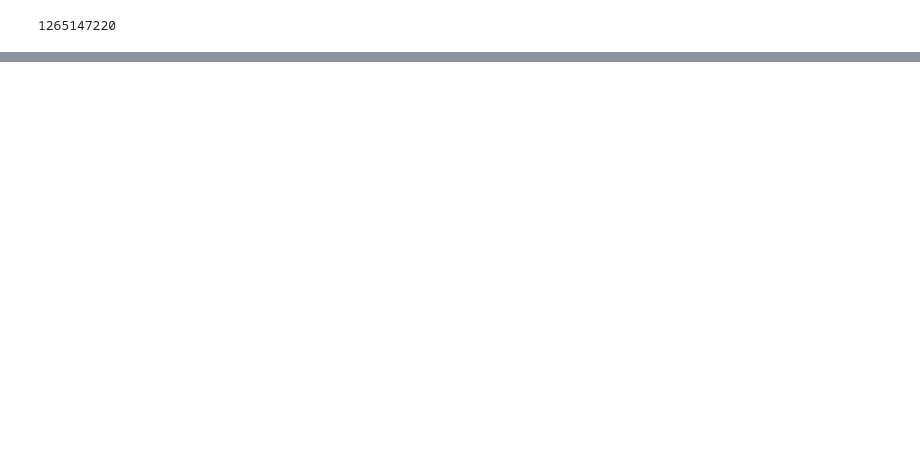
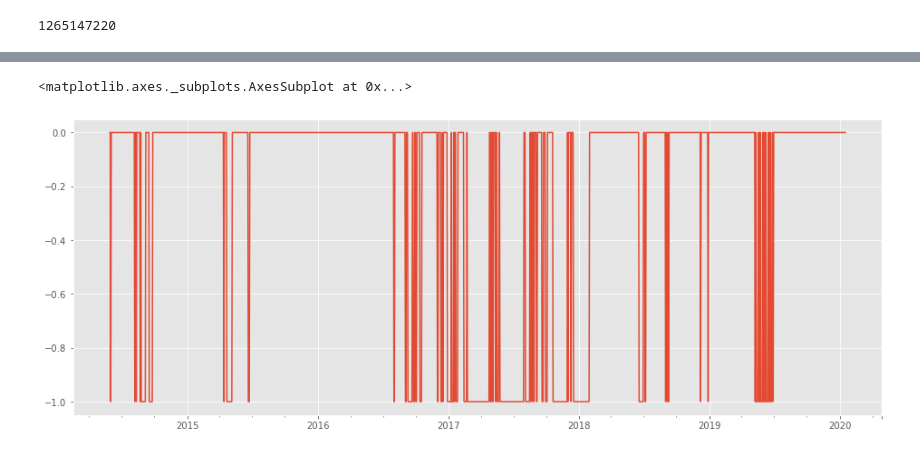
Before and after one commit to doda/fincl, a Jupyter notebook: backend/21_tearsheets.ipynb, the cells around one changed output, grey strips where cells are left out. Saved outputs shown, nothing was run; the diff lists cells and outputs as text; code cells hidden in the pictures; blank space fills up the shorter version.

```diff
--- a/backend/21_tearsheets.ipynb
+++ b/backend/21_tearsheets.ipynb
@@ -339,0 +352,32 @@ int(x.timestamp())
+# %%
+def long_short_strongest_signals__(row, n):
+    sorty = row.sort_values()
+    shorts, longs = sorty[:n].index, sorty[-n:].index
+    res = pd.Series(0, index=row.index)
+    res[longs] = 1
+    res[shorts] = -1
+    return res
+
+def long_short_strongest_signals(df, n):
+    values = df.values
+    values[np.isnan(values)] = 0
+
+    sorty = values.argsort()
+
+    shorts = pd.DataFrame(sorty[:, :n])
+    longs = pd.DataFrame(sorty[:, -n:])
+
+    shorts_s = shorts.apply(lambda x:df.columns[x])
+    longs_s = longs.apply(lambda x:df.columns[x])
+
+    la = longs_s.apply(lambda x: ','.join(x), axis=1).str.get_dummies(sep=',')
+    sa = -shorts_s.apply(lambda x: ','.join(x), axis=1).str.get_dummies(sep=',')
+
+    XX = la[la != 0].combine_first(sa[sa != 0])
+
+    XX = XX.set_index(df.index)
+    XX = XX.reindex(columns=df.columns)
+
+    return XX.fillna(0)
+# %%
+sr1 = signal_r.apply(long_short_strongest_signals__, axis=1, n=3)
@@ -339,0 +407,5 @@ int(x.timestamp())
+# %%
+sr1['@AD#C'].plot()
+# %% [output]
+<matplotlib.axes._subplots.AxesSubplot at 0x...>
+[figure, added]
```
Also changed, not shown: parts of 17 cells of this notebook, 7 other files.
